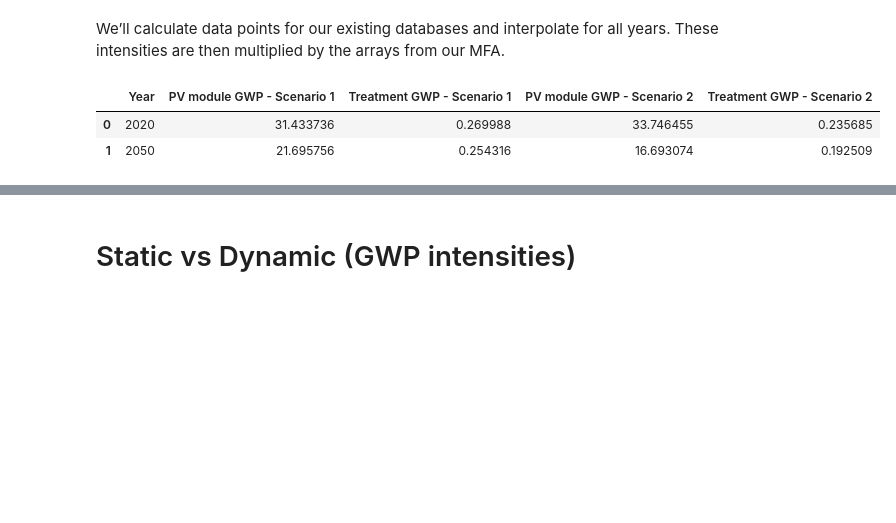
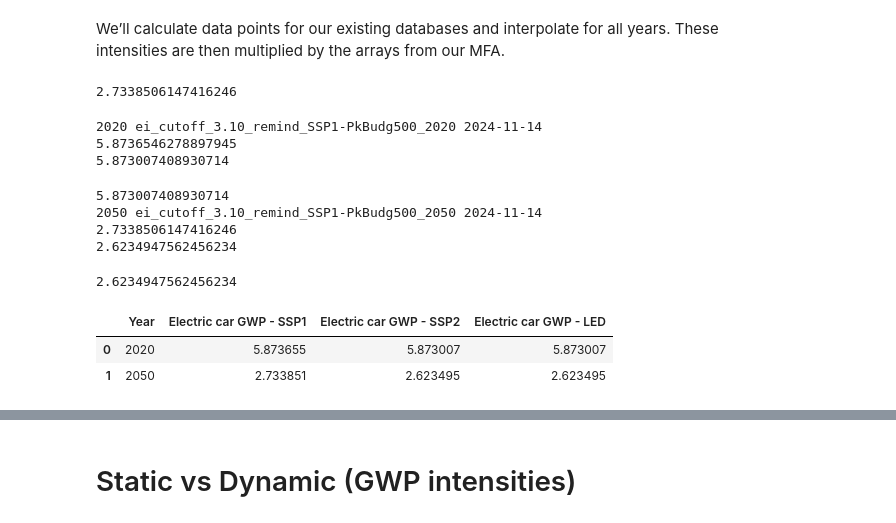
Before and after one commit to Leadmre/autumn-school-work-group, a Jupyter notebook: Groupwork.ipynb, the cells around one changed output, grey strips where cells are left out. Saved outputs shown, nothing was run; the diff lists cells and outputs as text; code cells hidden in the pictures; blank space fills up the shorter version.

```diff
--- a/Groupwork.ipynb
+++ b/Groupwork.ipynb
@@ -770,16 +771,28 @@ Steubing, B., Mutel, C., Suter, F., & Hellweg, S. (2016). Streamlining scenario
 We’ll calculate data points for our existing databases and interpolate for all years. These intensities are then multiplied by the arrays from our MFA.
 # %%
 def calculate_gwp_intensity(year, scenario, activity_name):
-    if scenario == "Base":
-        database_name = base_db [year]
 
+    if scenario == "SSP1":
+        database_name = base
+        _db[year]
+    elif scenario == "SSP2":
+        database_name = SSP2_db[year]
     else:
-        database_name = pkbudg1150_db [year]
+        database_name = LED_db[year]
+
+    """
+        if scenario == "Base":
+        database_name = base_db[year]
+    else:
+        database_name = pkbudg1150_db[year]
+    else:
+        database_name = pkbudg1150_db[year]
+    """
     #database_name = f'ei_cutoff_3.10_remind_SSP2-{scenario}_{year} 2024-11-05'
 
     activity = [act for act in bd.Database(database_name)
                if activity_name in act["name"]
-               and 'RER' in act['location']][0]
+               and 'GLO' in act['location']][0]
     functional_unit = {activity:1}
 
     ### Run LCA for GWP calculation ###
@@ -799,27 +814,56 @@ gwp_intensity_values = {
 }
+# %%
+gwp_intensity_values
+electric_car_gwp_SSP1
+# %% [output]
+2.7338506147416246
 # %%
+gwp_intensity_values = {
+    'Year': [],
+    'Electric car GWP - SSP1': [],
+    #'Steel recycling GWP - SSP1': [],
+    'Electric car GWP - SSP2': [],
+    #'Steel recycling GWP - SSP2': []
+    'Electric car GWP - LED': [],
+    #'Steel recycling GWP - LED': []
+}
 for year, db_name in tqdm(base_db.items()):
-    # Calculate GWP for "photovoltaic module production, building-integrated, for slanted-roof installation"
-    pv_module_gwp_baseline = calculate_gwp_intensity(year, scenario='Base', activity_name='photovoltaic module production, building-integrated, for slanted-roof installation')
-    pv_module_gwp_2degree = calculate_gwp_intensity(year, scenario='PkBudg1150', activity_name='photovoltaic module production, building-integrated, for slanted-roof installation')
+    print(year,db_name)
+    # Calculate GWP for "glider production, passenger car"
+    electric_car_gwp_SSP1 = calculate_gwp_intensity(year, scenario='SSP1', activity_name='glider production, passenger car')
+    print(electric_car_gwp_SSP1)
+    electric_car_gwp_SSP2 = calculate_gwp_intensity(year, scenario='SSP2', activity_name='glider production, passenger car')
+    print(electric_car_gwp_SSP2)
+    electric_car_gwp_LED = calculate_gwp_intensity(year, scenario='LED', activity_name='glider production, passenger car')
+    print(electric_car_gwp_LED)
 
     # Calculate GWP for "treatment, c-Si PV module"
-    treatment_gwp_baseline = calculate_gwp_intensity(year, scenario='Base', activity_name='treatment, c-Si PV module')
-    treatment_gwp_2degree = calculate_gwp_intensity(year, scenario='PkBudg1150', activity_name='treatment, c-Si PV module')
+   # treatment_gwp_baseline = calculate_gwp_intensity(year, scenario='Base', activity_name='treatment, c-Si PV module')
+    #treatment_gwp_2degree = calculate_gwp_intensity(year, scenario='PkBudg1150', activity_name='treatment, c-Si PV module')
 
     # Store results
     gwp_intensity_values['Year'].append(year)
-    gwp_intensity_values['PV module GWP - Scenario 1'].append(pv_module_gwp_baseline)
-    gwp_intensity_values['Treatment GWP - Scenario 1'].append(treatment_gwp_baseline)
-    gwp_intensity_values['PV module GWP - Scenario 2'].append(pv_module_gwp_2degree)
-    gwp_intensity_values['Treatment GWP - Scenario 2'].append(treatment_gwp_2degree)
+    gwp_intensity_values['Electric car GWP - SSP1'].append(electric_car_gwp_SSP1)
+    #gwp_intensity_values['Steel recycling GWP - SSP1'].append(treatment_gwp_baseline)
+    gwp_intensity_values['Electric car GWP - SSP2'].append(electric_car_gwp_SSP2)
+    #gwp_intensity_values['Steel recycling - SSP2'].append(treatment_gwp_2degree)
+    gwp_intensity_values['Electric car GWP - LED'].append(electric_car_gwp_LED)
+    #gwp_intensity_values['Steel recycling - LED'].append(treatment_gwp_2degree)
 
 # Convert to DataFrame
 gwp_intensity_df = pd.DataFrame(gwp_intensity_values)
 gwp_intensity_df
 # %% [output]
+2020 ei_cutoff_3.10_remind_SSP1-PkBudg500_2020 2024-11-14
+5.8736546278897945
+5.873007408930714
+5.873007408930714
+2050 ei_cutoff_3.10_remind_SSP1-PkBudg500_2050 2024-11-14
+2.7338506147416246
+2.6234947562456234
+2.6234947562456234
-|  | Year | PV module GWP - Scenario 1 | Treatment GWP - Scenario 1 | PV module GWP - Scenario 2 | Treatment GWP - Scenario 2 |
-| 0 | 2020 | 31.433736 | 0.269988 | 33.746455 | 0.235685 |
-| 1 | 2050 | 21.695756 | 0.254316 | 16.693074 | 0.192509 |
+|  | Year | Electric car GWP - SSP1 | Electric car GWP - SSP2 | Electric car GWP - LED |
+| 0 | 2020 | 5.873655 | 5.873007 | 5.873007 |
+| 1 | 2050 | 2.733851 | 2.623495 | 2.623495 |
 # %%
 mass_per_square_meter = 15.2  # kg per m² for PV panels
```
Also changed, not shown: parts of 11 cells of this notebook.
